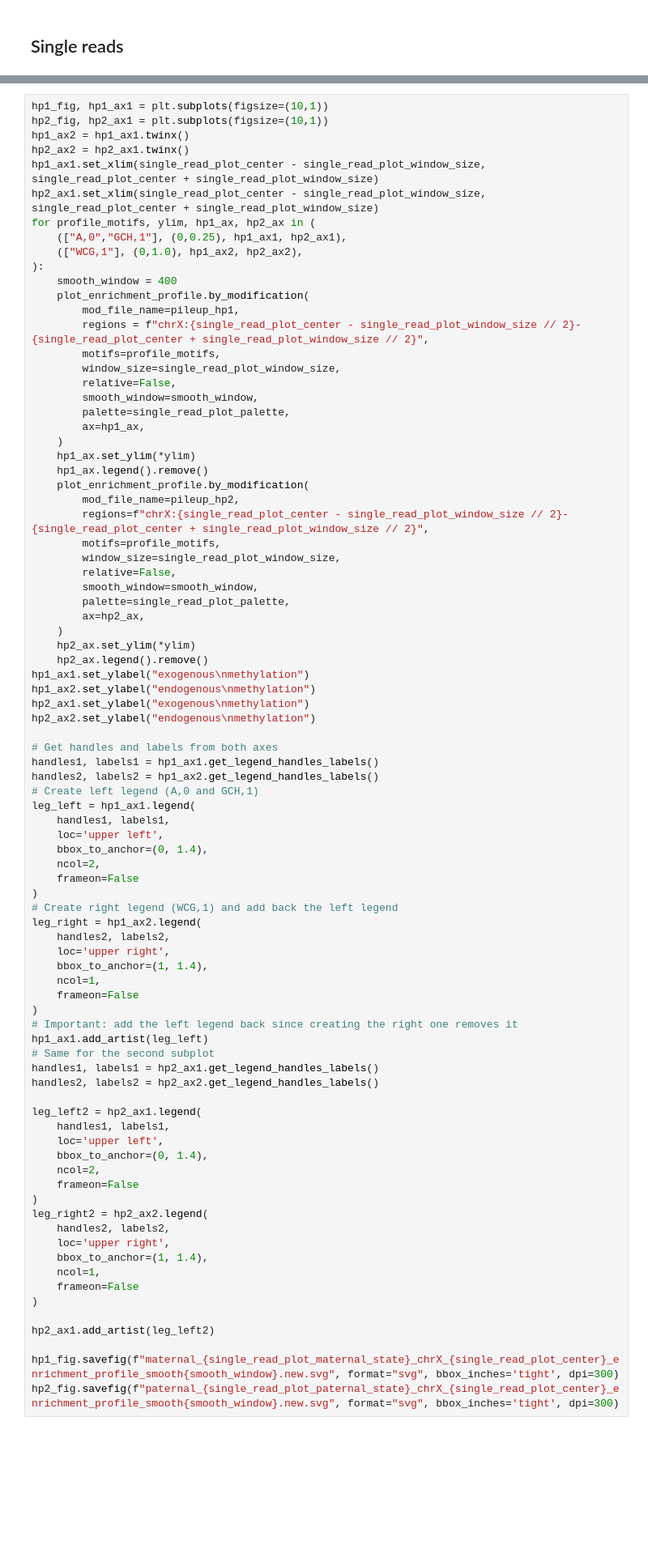
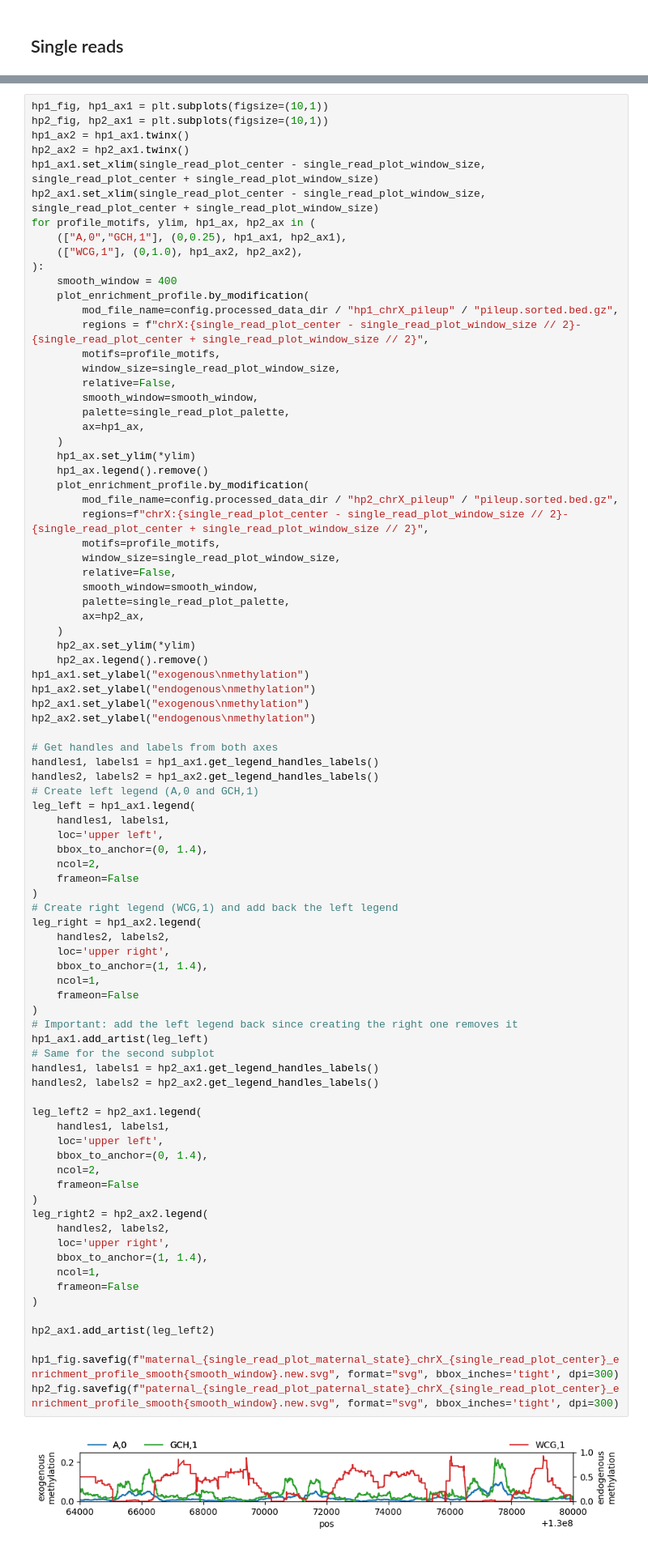
Before and after one commit to streetslab/multimodal-dimelo, a Jupyter notebook: CTCF_analysis.ipynb, the cells around one changed output, grey strips where cells are left out. Shown: that part at 81% size. Saved outputs shown, nothing was run; the diff lists cells and outputs as text; blank space fills up the shorter version.

```diff
--- a/CTCF_analysis.ipynb
+++ b/CTCF_analysis.ipynb
@@ -371,7 +375,7 @@ for profile_motifs, ylim, hp1_ax, hp2_ax in (
 ):
     smooth_window = 400
     plot_enrichment_profile.by_modification(
-        mod_file_name=pileup_hp1,
+        mod_file_name=config.processed_data_dir / "hp1_chrX_pileup" / "pileup.sorted.bed.gz",
         regions = f"chrX:{single_read_plot_center - single_read_plot_window_size // 2}-{single_read_plot_center + single_read_plot_window_size // 2}",
         motifs=profile_motifs,
         window_size=single_read_plot_window_size,
@@ -383,7 +387,7 @@ for profile_motifs, ylim, hp1_ax, hp2_ax in (
     hp1_ax.set_ylim(*ylim)
     hp1_ax.legend().remove()
     plot_enrichment_profile.by_modification(
-        mod_file_name=pileup_hp2,
+        mod_file_name=config.processed_data_dir / "hp2_chrX_pileup" / "pileup.sorted.bed.gz",
         regions=f"chrX:{single_read_plot_center - single_read_plot_window_size // 2}-{single_read_plot_center + single_read_plot_window_size // 2}",
         motifs=profile_motifs,
         window_size=single_read_plot_window_size,
@@ -416,30 +420,32 @@ leg_right = hp1_ax2.legend(
     loc='upper right',
     bbox_to_anchor=(1, 1.4),
     ncol=1,
     frameon=False
 )
 # Important: add the left legend back since creating the right one removes it
 hp1_ax1.add_artist(leg_left)
 # Same for the second subplot
 handles1, labels1 = hp2_ax1.get_legend_handles_labels()
 handles2, labels2 = hp2_ax2.get_legend_handles_labels()
 
 leg_left2 = hp2_ax1.legend(
     handles1, labels1,
     loc='upper left',
     bbox_to_anchor=(0, 1.4),
     ncol=2,
     frameon=False
 )
 leg_right2 = hp2_ax2.legend(
     handles2, labels2,
     loc='upper right',
     bbox_to_anchor=(1, 1.4),
     ncol=1,
     frameon=False
 )
 
 hp2_ax1.add_artist(leg_left2)
 
 hp1_fig.savefig(f"maternal_{single_read_plot_maternal_state}_chrX_{single_read_plot_center}_enrichment_profile_smooth{smooth_window}.new.svg", format="svg", bbox_inches='tight', dpi=300)
 hp2_fig.savefig(f"paternal_{single_read_plot_paternal_state}_chrX_{single_read_plot_center}_enrichment_profile_smooth{smooth_window}.new.svg", format="svg", bbox_inches='tight', dpi=300)
+# %% [output]
+[figure, added]
```
Also changed, not shown: parts of 3 cells of this notebook.
